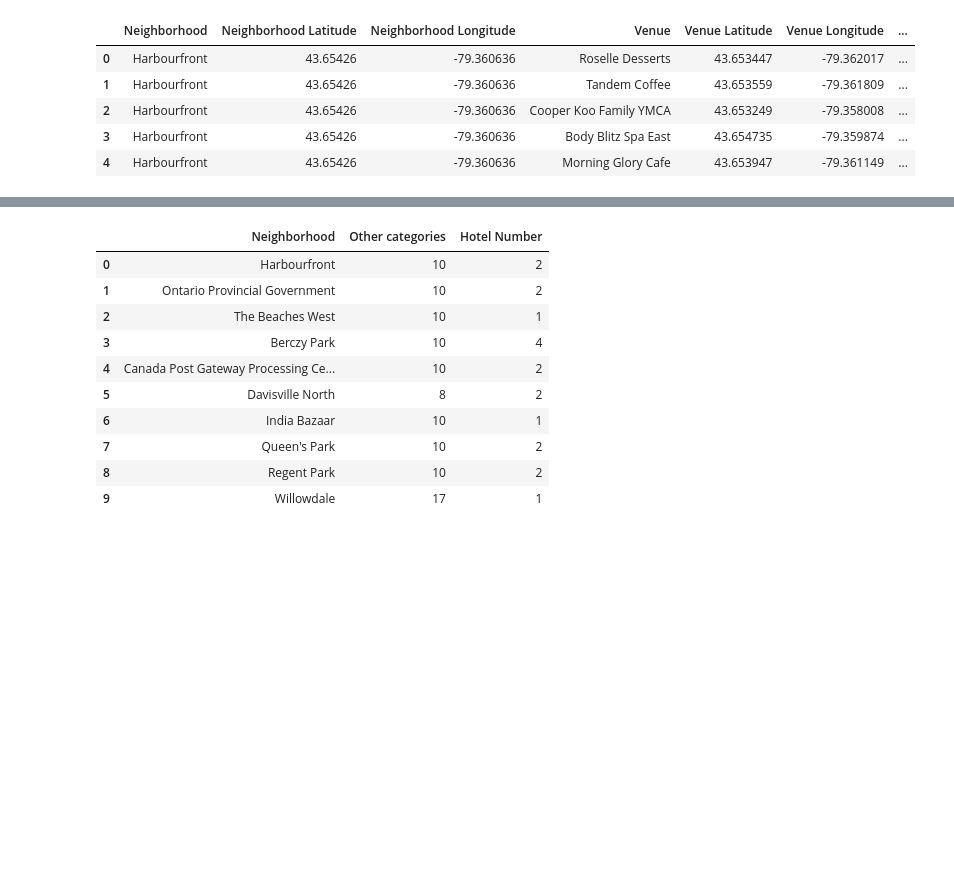
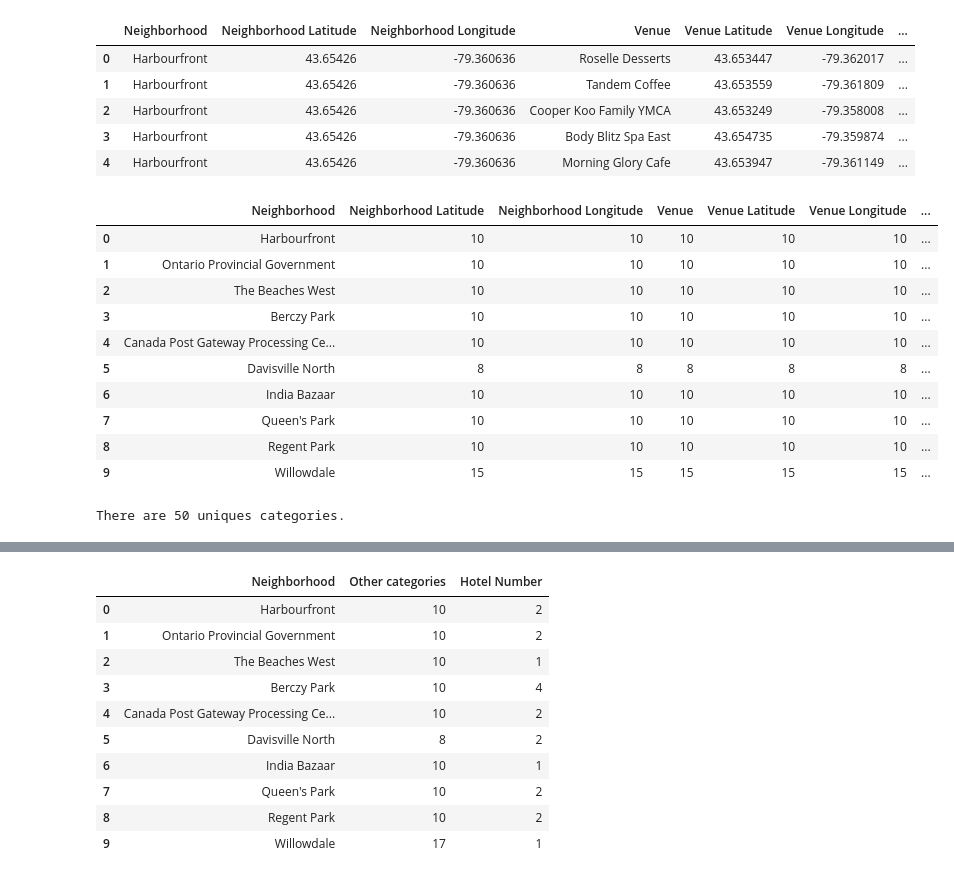
Before and after one commit to Chang9507/Coursera_Capstone., a Jupyter notebook: Final.ipynb, the cells around one changed output, grey strips where cells are left out. Saved outputs shown, nothing was run; the diff lists cells and outputs as text; code cells hidden in the pictures; blank space fills up the shorter version.

```diff
--- a/Final.ipynb
+++ b/Final.ipynb
@@ -485,3 +500,21 @@ potential_venues.head()
 | 4 | Harbourfront | 43.65426 | -79.360636 | Morning Glory Cafe | 43.653947 | -79.361149 | ... |
 # %%
 picks=potential_venues.groupby('Neighborhood').count()
+picks = picks.reset_index()
+picks
+# %% [output]
+|  | Neighborhood | Neighborhood Latitude | Neighborhood Longitude | Venue | Venue Latitude | Venue Longitude | ... |
+| 0 | Harbourfront | 10 | 10 | 10 | 10 | 10 | ... |
+| 1 | Ontario Provincial Government | 10 | 10 | 10 | 10 | 10 | ... |
+| 2 | The Beaches West | 10 | 10 | 10 | 10 | 10 | ... |
+| 3 | Berczy Park | 10 | 10 | 10 | 10 | 10 | ... |
+| 4 | Canada Post Gateway Processing Ce... | 10 | 10 | 10 | 10 | 10 | ... |
+| 5 | Davisville North | 8 | 8 | 8 | 8 | 8 | ... |
+| 6 | India Bazaar | 10 | 10 | 10 | 10 | 10 | ... |
+| 7 | Queen's Park | 10 | 10 | 10 | 10 | 10 | ... |
+| 8 | Regent Park | 10 | 10 | 10 | 10 | 10 | ... |
+| 9 | Willowdale | 15 | 15 | 15 | 15 | 15 | ... |
+# %%
+print('There are {} uniques categories.'.format(len(potential_venues['Venue Category'].unique())))
+# %% [output]
+There are 50 uniques categories.
```
Also changed, not shown: parts of 16 cells of this notebook.
